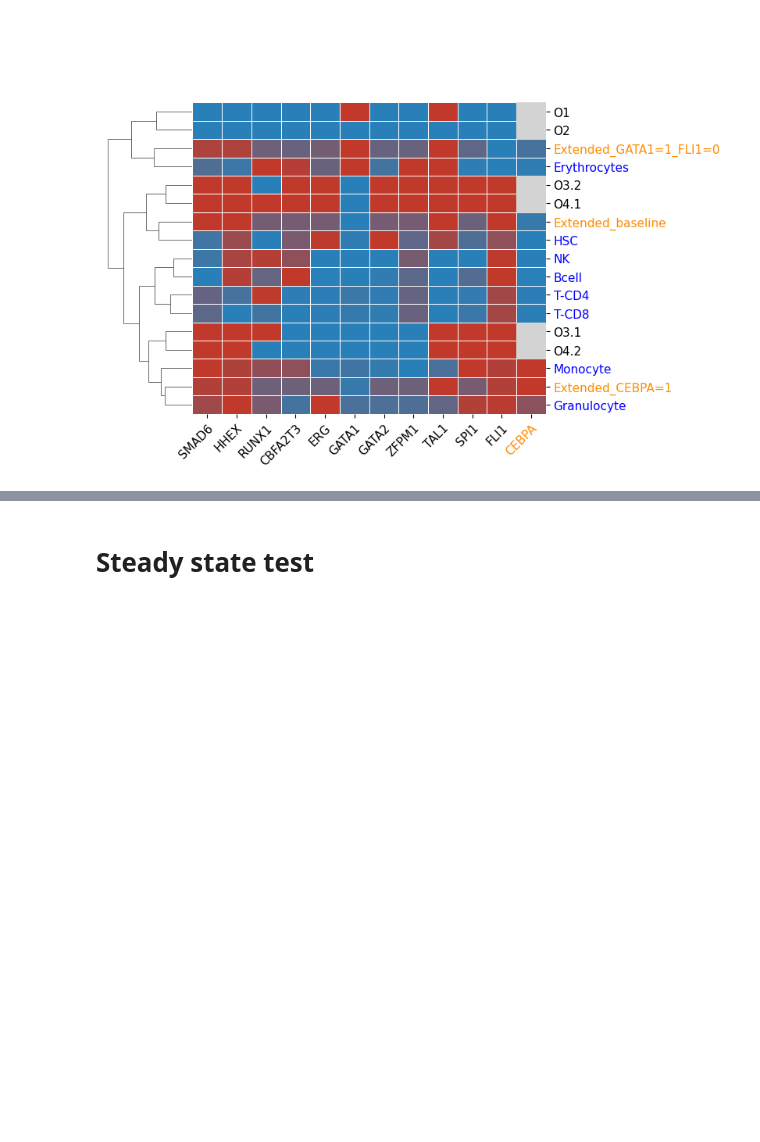
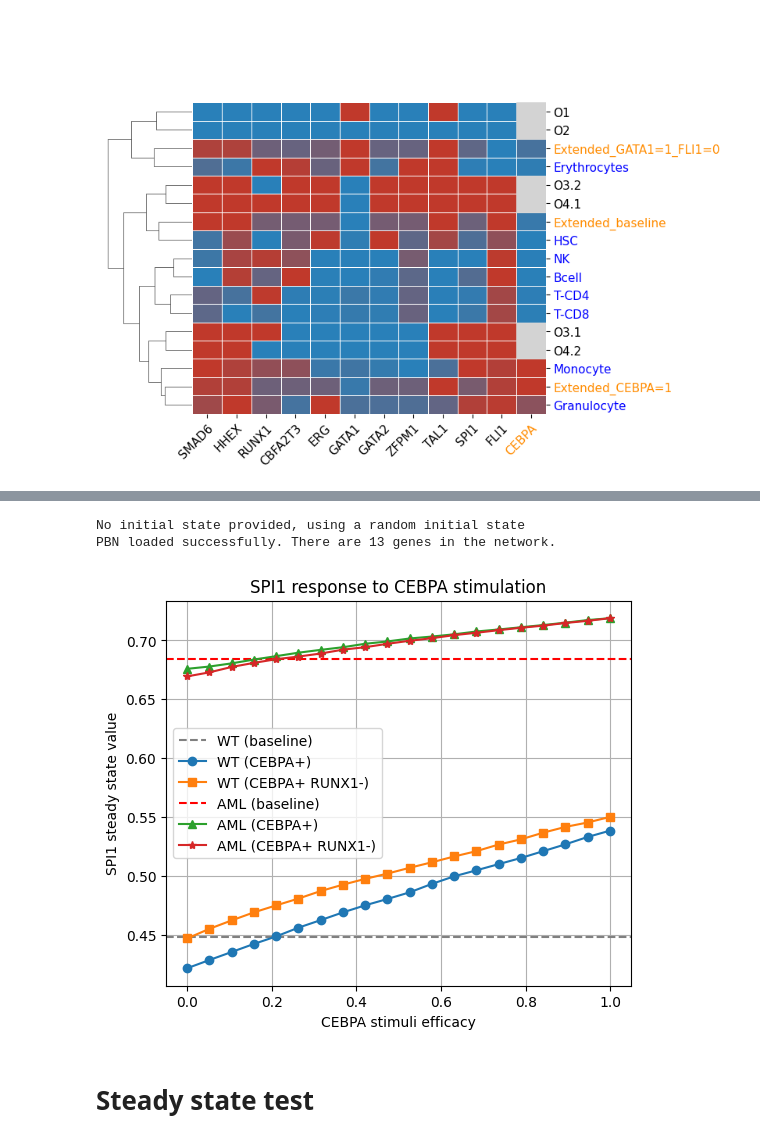
Before and after one commit to IlyaLab/BNMPy, a Jupyter notebook: AML_simulation/Bonzanni2013_CEBPA.ipynb, the cells around one changed output, grey strips where cells are left out. Drawn from its saved outputs; the diff is of its cells as text; code cells hidden in the pictures; blank space fills up the shorter version.

Commit message:
got a good result for the Eduati model using KG-extended model (joiner &, cutoff 0.5)

```diff
--- a/AML_simulation/Bonzanni2013_CEBPA.ipynb
+++ b/AML_simulation/Bonzanni2013_CEBPA.ipynb
@@ -422,0 +430,23 @@ This single extension therefore reproduces the lineage spectrum seen in health a
+# %%
+# CEBPA-mutant AML have 50% loss of function
+p = 0.7781/2
+pbn_aml_string = f"""
+CBFA2T3 = GATA2 & TAL1, 1.0000
+CEBPA = CEBPA & !GATA1 & !SMAD3, 1.0000
+ERG = ( !CBFA2T3 | !TAL1 ) & ( ERG | FLI1 | GATA2 | RUNX1 ), 1.0000
+FLI1 = !GATA1 & ( ERG | FLI1 | GATA2 ), 1.0000
+GATA1 = GATA1 & !SPI1 & TAL1, 1.0000
+GATA2 = ( ERG | FLI1 | ( GATA2 & TAL1 ) ) & ( !GATA1 | !ZFPM1 ) & ( !GATA2 | !HHEX ), 1.0000
+HHEX = ERG | FLI1 | ( GATA2 & TAL1 ), 1.0000
+RUNX1 = ( ERG | FLI1 | RUNX1 | SPI1 | ( GATA2 & TAL1 ) ) & ( !RUNX1 | !SMAD6 ), 1.0000
+SMAD3 = SMAD3 & !SMAD6, 1.0000
+SMAD6 = ERG | FLI1 | ( GATA2 & TAL1 ), 1.0000
+SPI1 = !GATA1 & !GATA2 & ( CEBPA | RUNX1 | SPI1 ), {p}
+SPI1 = ( FLI1 | RUNX1 | SPI1 ) & ( !GATA1 | !SPI1 ), {1-p}
+TAL1 = ERG | FLI1 | ( GATA1 & TAL1 ) | ( GATA2 & TAL1 ), 1.0000
+ZFPM1 = GATA2 & TAL1, 1.0000
+"""
+pbn_aml = BNMPy.load_pbn_from_string(pbn_aml_string)
+# %% [output]
+No initial state provided, using a random initial state
+PBN loaded successfully. There are 13 genes in the network.
@@ -422,0 +496,18 @@ This single extension therefore reproduces the lineage spectrum seen in health a
+# %%
+import matplotlib.pyplot as plt
+plt.figure(figsize=(6,5))
+plt.axhline(y=spi1_baseline, color='grey', linestyle='--', label='WT (baseline)')
+plt.plot(cebp_efficacies, spi1, marker='o', label='WT (CEBPA+)')
+plt.plot(cebp_efficacies, spi1_runx1, marker='s', label='WT (CEBPA+ RUNX1-)')
+
+plt.axhline(y=spi1_aml_baseline, color='red', linestyle='--', label='AML (baseline)')
+plt.plot(cebp_efficacies, spi1_aml, marker='^', label='AML (CEBPA+)')
+plt.plot(cebp_efficacies, spi1_aml_runx1, marker='*', label='AML (CEBPA+ RUNX1-)')
+plt.xlabel('CEBPA stimuli efficacy')
+plt.ylabel('SPI1 steady state value')
+plt.title('SPI1 response to CEBPA stimulation')
+plt.legend()
+plt.grid(True)
+plt.show()
+# %% [output]
+[figure, added]
```
Also changed, not shown: parts of 6 cells of this notebook, 17 other files.
